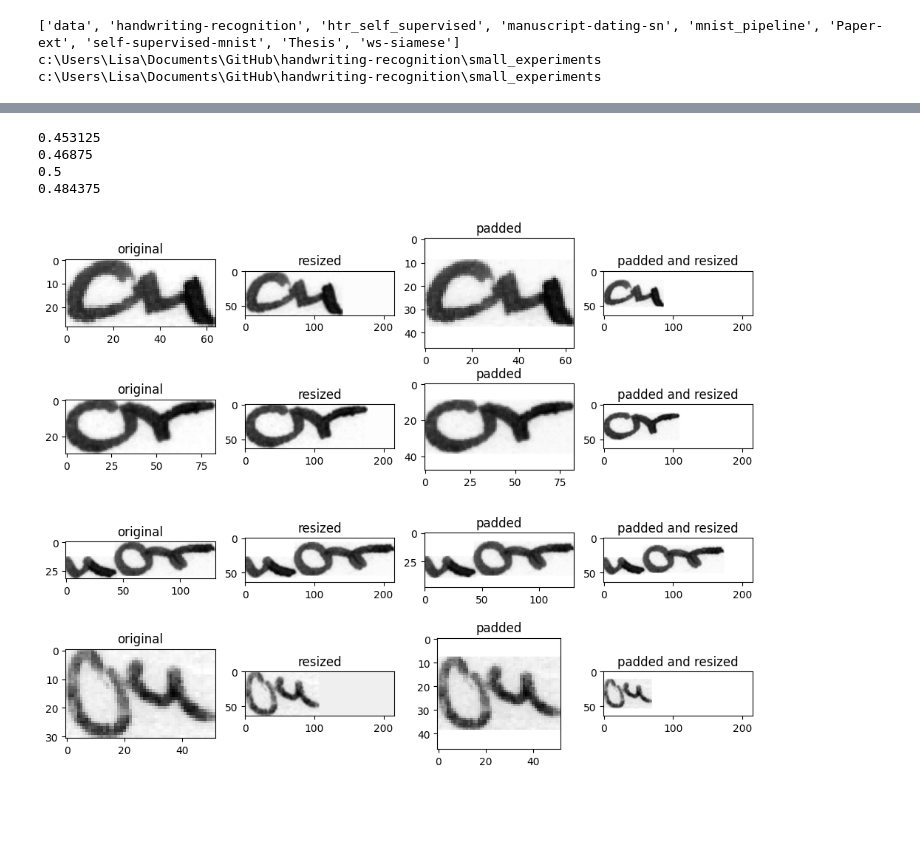
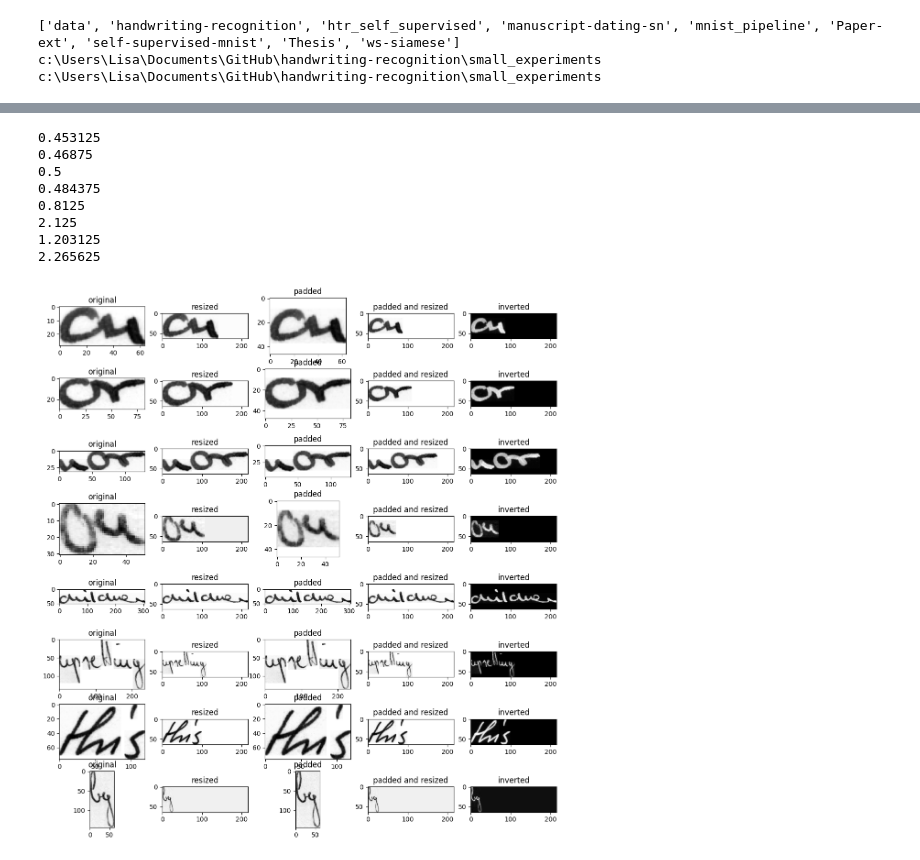
Before and after one commit to Lisa-dk/self-supervised-htr, a Jupyter notebook: small_experiments/preproc_steps.ipynb, the cells around one changed output, grey strips where cells are left out. Cells and saved outputs as stored; diff of their text form; code cells hidden in the pictures; blank space fills up the shorter version.

```diff
--- a/small_experiments/preproc_steps.ipynb
+++ b/small_experiments/preproc_steps.ipynb
@@ -106,41 +106,60 @@ plt.show()
 # %%
-affected_imgs = ['../raw/iam/words/a01/a01-063u/a01-063u-00-05.png', '../raw/iam/words/a01/a01-072u/a01-072u-07-02.png', '../raw/iam/words/a01/a01-113u/a01-113u-05-00.png', '../raw/iam/words/a01/a01-072x/a01-072x-00-07.png']
+affected_imgs = ['../raw/iam/words/a01/a01-063u/a01-063u-00-05.png',
+                 '../raw/iam/words/a01/a01-072u/a01-072u-07-02.png',
+                 '../raw/iam/words/a01/a01-113u/a01-113u-05-00.png',
+                 '../raw/iam/words/a01/a01-072x/a01-072x-00-07.png',
+                 '../raw/iam/words/a01/a01-122u/a01-122u-01-03.png',
+                 '../raw/iam/words/a01/a01-072x/a01-072x-06-05.png',
+                 '../raw/iam/words/a01/a01-122/a01-122-01-08.png',
+                 '../raw/iam/words/a01/a01-000x/a01-000x-04-06.png']
 
-fig = plt.figure(figsize=(12,9))
-columns = 4
-rows = 4
+fig = plt.figure(figsize=(14,15))
+columns = 5
+rows = 8
 
 ax = []
 INPUT_SIZE = (216, 64, 1)
 i = 0
 idx = 0
 while i < rows*columns:
-    img = cv2.imread(affected_imgs[idx % 10], cv2.IMREAD_GRAYSCALE)
+    img = cv2.imread(affected_imgs[idx], cv2.IMREAD_GRAYSCALE)
     img_pad = img_padding(img, INPUT_SIZE[1])
     img_res = resize(img, INPUT_SIZE)
     img_res_pad = resize(img_pad, INPUT_SIZE)
+    inverted_res_pad = 255 - img_res_pad
     # create subplot and append to ax
     ax.append( fig.add_subplot(rows, columns,i+1) )
     ax[-1].set_title("original")  # set title
     plt.imshow(img, cmap='gray')
 
     ax.append( fig.add_subplot(rows, columns, i + 2 ))
     ax[-1].set_title("resized")  # set title
     plt.imshow(img_res, cmap='gray')
 
     ax.append( fig.add_subplot(rows, columns, i + 3 ))
     ax[-1].set_title("padded")  # set title
     plt.imshow(img_pad, cmap='gray')
 
     ax.append( fig.add_subplot(rows, columns, i + 4 ))
     ax[-1].set_title("padded and resized")  # set title
     plt.imshow(img_res_pad, cmap='gray')
-    i += 4
+
+    ax.append( fig.add_subplot(rows, columns, i + 5 ))
+    ax[-1].set_title("inverted")  # set title
+    plt.imshow(inverted_res_pad, cmap='gray')
+
+    i += columns
     idx += 1
+plt.savefig(f"./preproc_steps.png", dpi=300, bbox_inches="tight")
+
 plt.show()
 # %% [output]
 0.453125
 0.46875
 0.5
 0.484375
+0.8125
+2.125
+1.203125
+2.265625
-[figure, old version]
+[figure, new version]
```
Also changed, not shown: parts of 2 cells of this notebook, 7 other files.
